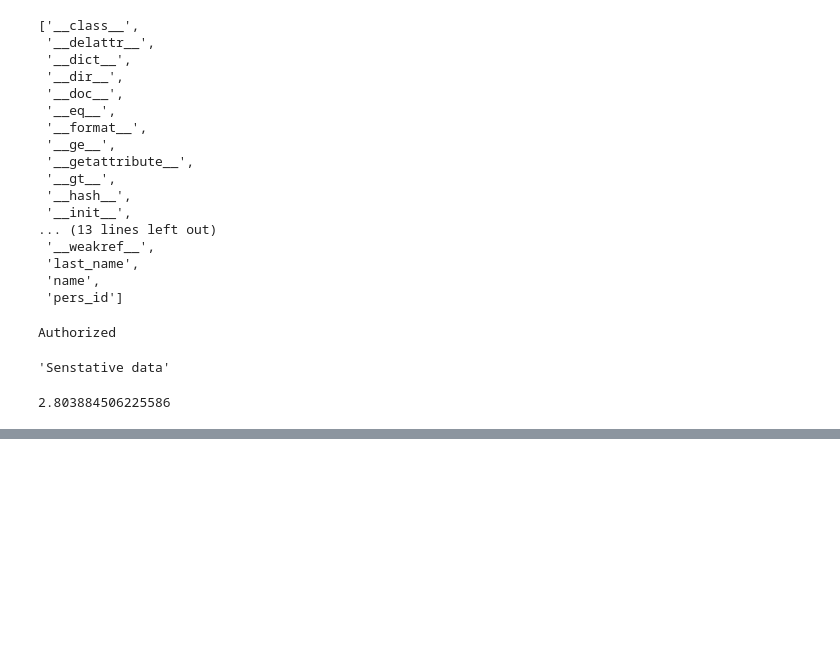
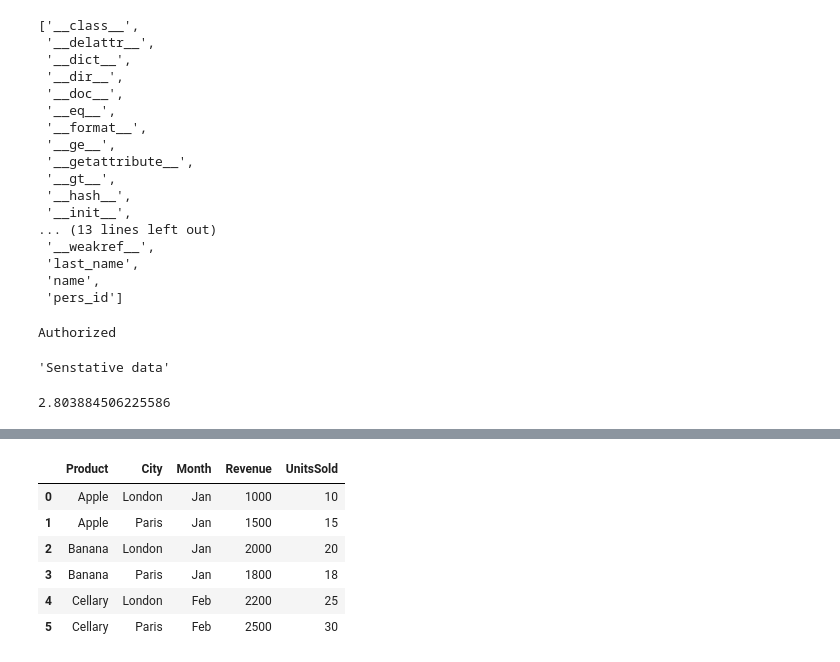
Before and after one commit to artursolekss/python2_practical, a Jupyter notebook: Week3.ipynb, the cells around one changed output, grey strips where cells are left out. Saved outputs shown, nothing was run; the diff lists cells and outputs as text; code cells hidden in the pictures; blank space fills up the shorter version.

```diff
--- a/Week3.ipynb
+++ b/Week3.ipynb
@@ -451,0 +492,10 @@ cal.get_time_dif()
+# %%
+df
+# %% [output]
+|  | Product | City | Month | Revenue | UnitsSold |
+| 0 | Apple | London | Jan | 1000 | 10 |
+| 1 | Apple | Paris | Jan | 1500 | 15 |
+| 2 | Banana | London | Jan | 2000 | 20 |
+| 3 | Banana | Paris | Jan | 1800 | 18 |
+| 4 | Cellary | London | Feb | 2200 | 25 |
+| 5 | Cellary | Paris | Feb | 2500 | 30 |
```
Also changed, not shown: parts of 73 cells of this notebook.
